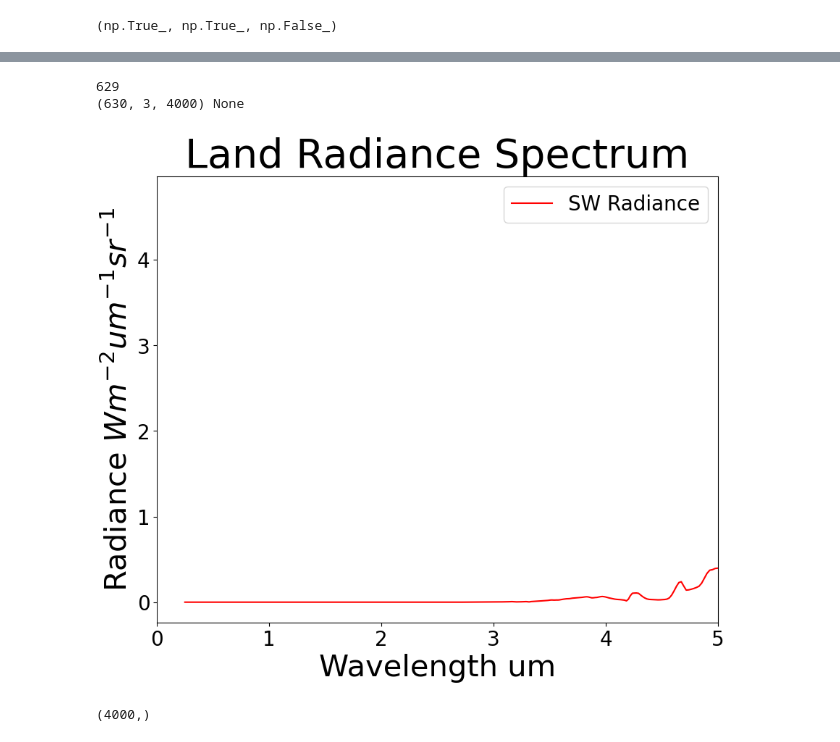
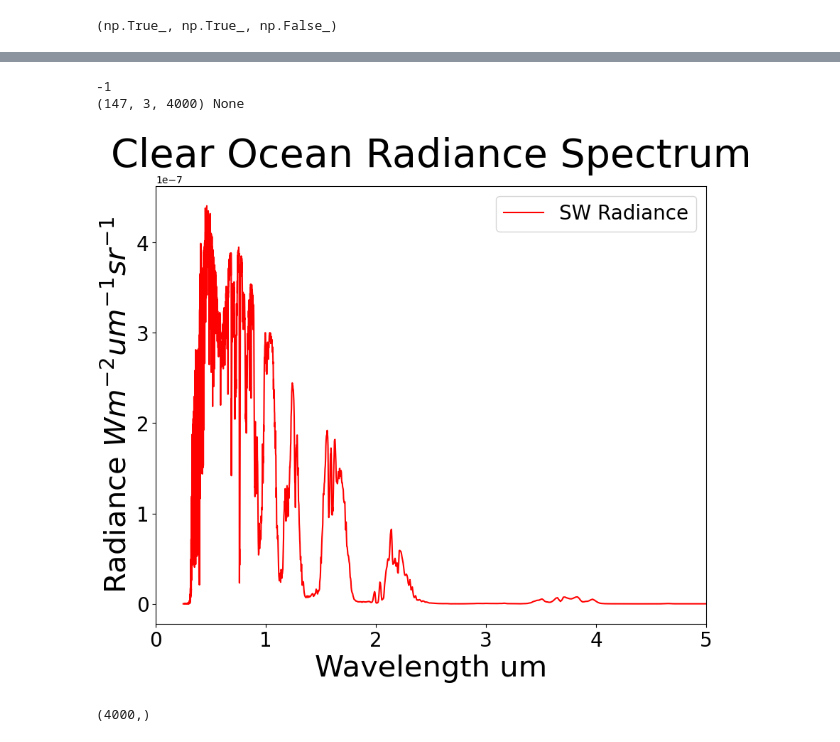
Before and after one commit to LASP-Libera/libera_unfiltering, a Jupyter notebook: create_srfs_class.ipynb, the cells around one changed output, grey strips where cells are left out. Cells and saved outputs as stored; diff of their text form; code cells hidden in the pictures.

```diff
--- a/create_srfs_class.ipynb
+++ b/create_srfs_class.ipynb
@@ -46,0 +55,2 @@ array([[[1.00000000e+03, 5.00000000e+02, 3.33333333e+02, ...,
+# %%
+ocncld = Tape7(a00_files[2])
@@ -389,9 +425,9 @@ plot_radiance(land.rads, land.title, 0)
 # %%
-plot_radiance(land.rads, land2.title, 629)
+plot_radiance(ocncld.rads, ocncld.title, -1)
 # %% [output]
-629
-(630, 3, 4000) None
+-1
+(147, 3, 4000) None
-[figure, old version]
+[figure, new version]
 # %%
 (one, two) = land.integrate_radiances(sw_srf=sw_srf, lw_srf=lw_srf)
 # %%
```
Also changed, not shown: parts of 20 cells of this notebook, 3 other files.
